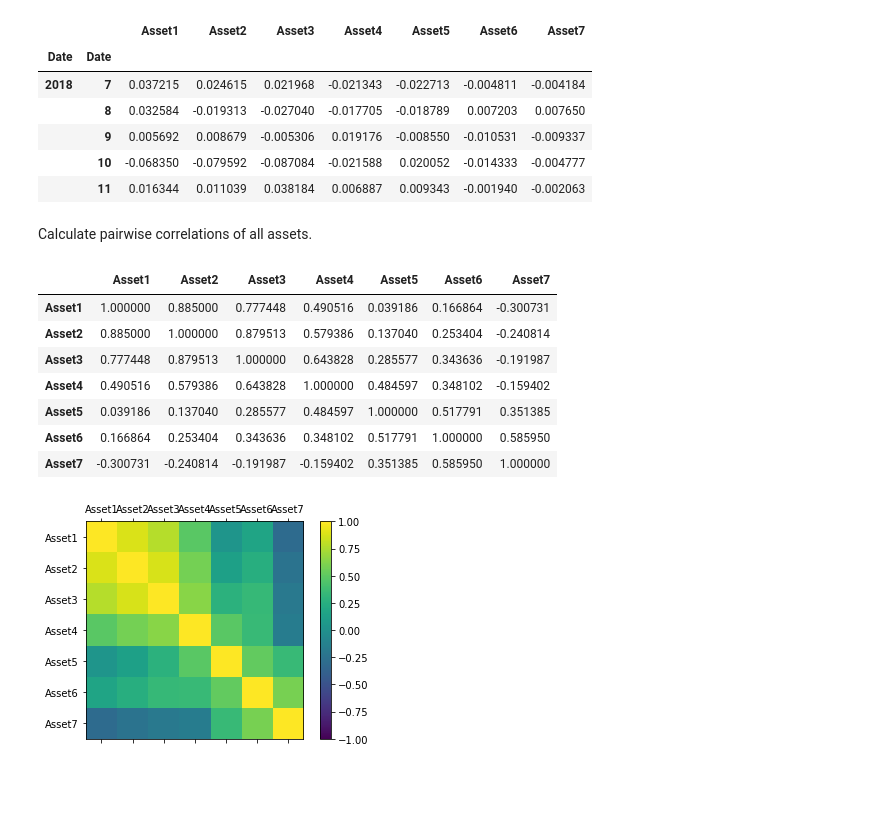
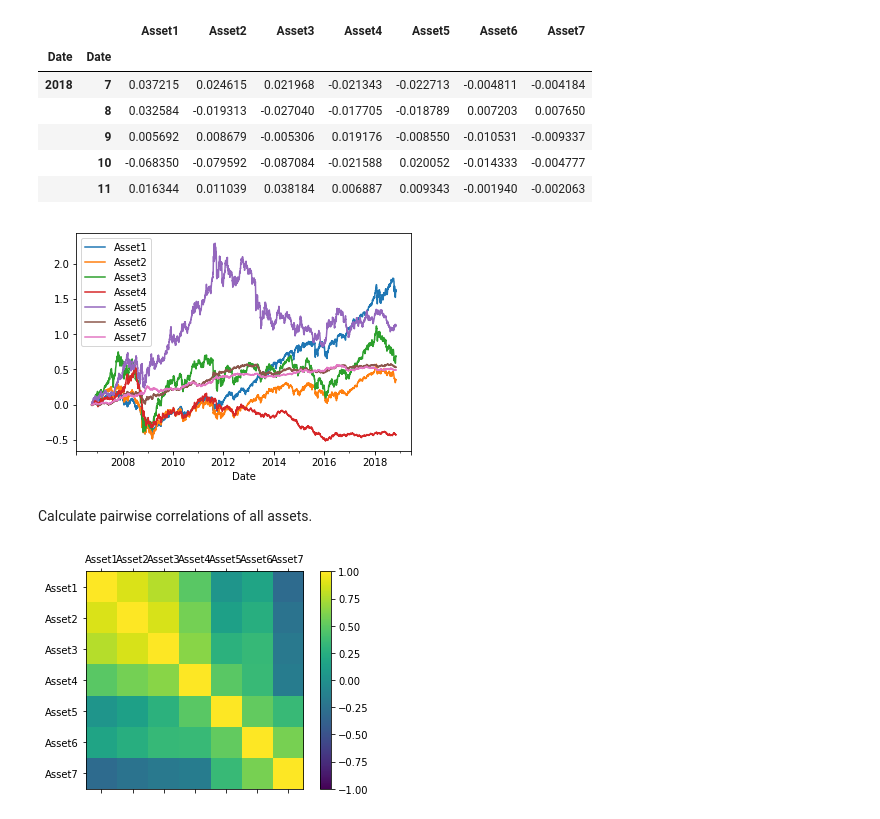
Before and after one commit to ruiyiz/asset_allocation, a Jupyter notebook: asset_allocation.ipynb, the cells around one changed output. Saved outputs shown, nothing was run; the diff lists cells and outputs as text; code cells hidden in the pictures; blank space fills up the shorter version.

```diff
--- a/asset_allocation.ipynb
+++ b/asset_allocation.ipynb
@@ -127,18 +159,14 @@ df_mret.tail()
 |  | 9 | 0.005692 | 0.008679 | -0.005306 | 0.019176 | -0.008550 | -0.010531 | -0.009337 |
 |  | 10 | -0.068350 | -0.079592 | -0.087084 | -0.021588 | 0.020052 | -0.014333 | -0.004777 |
 |  | 11 | 0.016344 | 0.011039 | 0.038184 | 0.006887 | 0.009343 | -0.001940 | -0.002063 |
+# %%
+# plot asset cumulative returns
+CumulativeReturns = ((1+df_dret).cumprod()-1)
+CumulativeReturns.plot()
+plt.show()
+# %% [output]
+[figure, added]
 # %% [markdown]
 Calculate pairwise correlations of all assets.
 # %%
 correlations = df_mret.corr()
-# %%
-correlations
-# %% [output]
-|  | Asset1 | Asset2 | Asset3 | Asset4 | Asset5 | Asset6 | Asset7 |
-| Asset1 | 1.000000 | 0.885000 | 0.777448 | 0.490516 | 0.039186 | 0.166864 | -0.300731 |
-| Asset2 | 0.885000 | 1.000000 | 0.879513 | 0.579386 | 0.137040 | 0.253404 | -0.240814 |
-| Asset3 | 0.777448 | 0.879513 | 1.000000 | 0.643828 | 0.285577 | 0.343636 | -0.191987 |
-| Asset4 | 0.490516 | 0.579386 | 0.643828 | 1.000000 | 0.484597 | 0.348102 | -0.159402 |
-| Asset5 | 0.039186 | 0.137040 | 0.285577 | 0.484597 | 1.000000 | 0.517791 | 0.351385 |
-| Asset6 | 0.166864 | 0.253404 | 0.343636 | 0.348102 | 0.517791 | 1.000000 | 0.585950 |
-| Asset7 | -0.300731 | -0.240814 | -0.191987 | -0.159402 | 0.351385 | 0.585950 | 1.000000 |
```
Also changed, not shown: parts of 43 cells of this notebook, 3 other files.
